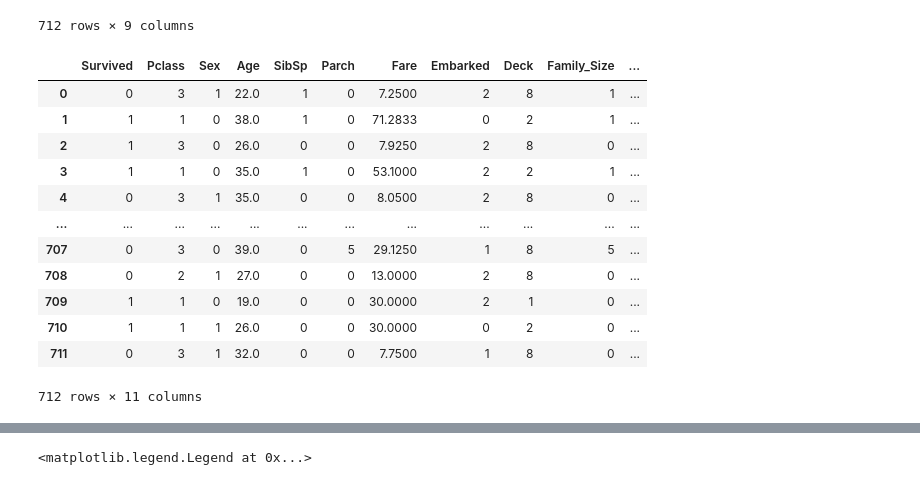
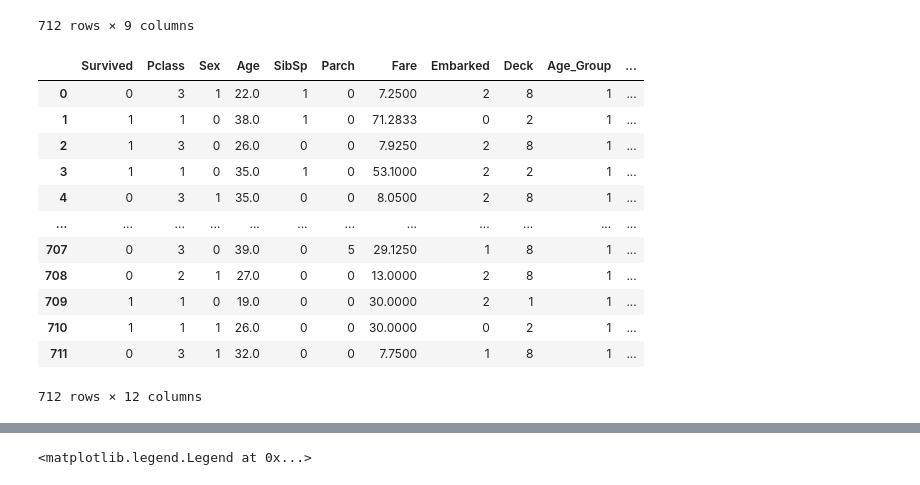
Before and after one commit to max-barker/comp5013-project, a Jupyter notebook: workbook.ipynb, the cells around one changed output, grey strips where cells are left out. Drawn from its saved outputs; the diff is of its cells as text; code cells hidden in the pictures.

```diff
--- a/workbook.ipynb
+++ b/workbook.ipynb
@@ -40,32 +43,34 @@ df_titanic_raw
 # %%
 df_titanic_raw['Deck'] = df_titanic_raw['Cabin'].map(lambda x: x[0] if x is not np.nan else 'U')
 df_titanic_raw['Deck'].replace(['A', 'B', 'C', 'D', 'E', 'F', 'G', 'T', 'U'], [0, 1, 2, 3, 4, 5, 6, 7, 8], inplace=True)
+df_titanic_raw['Age_Group'] = df_titanic_raw['Age'].map(lambda x: 0 if x < 18 else 1)
 df_titanic_engineered = df_titanic_raw.drop(['Cabin'], axis=1)
 df_titanic_engineered['Family_Size']=df_titanic_raw['SibSp'] + df_titanic_raw['Parch']
 df_titanic_engineered['Fare_Per_Person']=df_titanic_engineered['Fare'] / (df_titanic_engineered['Family_Size'] + 1)
 df_titanic = df_titanic_engineered
 
 survived_labels = ['No', 'Yes']
+age_labels = ['Child', 'Adult']
 class_labels = ['1st', '2nd', '3rd']
 embarked_labels = ['Cherbourg', 'Queenstown', 'Southampton']
 sex_labels = ['Female', 'Male']
 deck_labels = ['A', 'B', 'C', 'D', 'E', 'F', 'G', 'T', 'U']
 
 df_titanic
 # %% [output]
-|  | Survived | Pclass | Sex | Age | SibSp | Parch | Fare | Embarked | Deck | Family_Size | ... |
+|  | Survived | Pclass | Sex | Age | SibSp | Parch | Fare | Embarked | Deck | Age_Group | ... |
 | 0 | 0 | 3 | 1 | 22.0 | 1 | 0 | 7.2500 | 2 | 8 | 1 | ... |
 | 1 | 1 | 1 | 0 | 38.0 | 1 | 0 | 71.2833 | 0 | 2 | 1 | ... |
-| 2 | 1 | 3 | 0 | 26.0 | 0 | 0 | 7.9250 | 2 | 8 | 0 | ... |
+| 2 | 1 | 3 | 0 | 26.0 | 0 | 0 | 7.9250 | 2 | 8 | 1 | ... |
 | 3 | 1 | 1 | 0 | 35.0 | 1 | 0 | 53.1000 | 2 | 2 | 1 | ... |
-| 4 | 0 | 3 | 1 | 35.0 | 0 | 0 | 8.0500 | 2 | 8 | 0 | ... |
+| 4 | 0 | 3 | 1 | 35.0 | 0 | 0 | 8.0500 | 2 | 8 | 1 | ... |
 | ... | ... | ... | ... | ... | ... | ... | ... | ... | ... | ... | ... |
-| 707 | 0 | 3 | 0 | 39.0 | 0 | 5 | 29.1250 | 1 | 8 | 5 | ... |
-| 708 | 0 | 2 | 1 | 27.0 | 0 | 0 | 13.0000 | 2 | 8 | 0 | ... |
-| 709 | 1 | 1 | 0 | 19.0 | 0 | 0 | 30.0000 | 2 | 1 | 0 | ... |
-| 710 | 1 | 1 | 1 | 26.0 | 0 | 0 | 30.0000 | 0 | 2 | 0 | ... |
-| 711 | 0 | 3 | 1 | 32.0 | 0 | 0 | 7.7500 | 1 | 8 | 0 | ... |
+| 707 | 0 | 3 | 0 | 39.0 | 0 | 5 | 29.1250 | 1 | 8 | 1 | ... |
+| 708 | 0 | 2 | 1 | 27.0 | 0 | 0 | 13.0000 | 2 | 8 | 1 | ... |
+| 709 | 1 | 1 | 0 | 19.0 | 0 | 0 | 30.0000 | 2 | 1 | 1 | ... |
+| 710 | 1 | 1 | 1 | 26.0 | 0 | 0 | 30.0000 | 0 | 2 | 1 | ... |
+| 711 | 0 | 3 | 1 | 32.0 | 0 | 0 | 7.7500 | 1 | 8 | 1 | ... |
-712 rows × 11 columns
+712 rows × 12 columns
 # %%
 plt.figure(figsize=(10, 5))
 pca = PCA(n_components=2)
```
Also changed, not shown: parts of 15 cells of this notebook.
